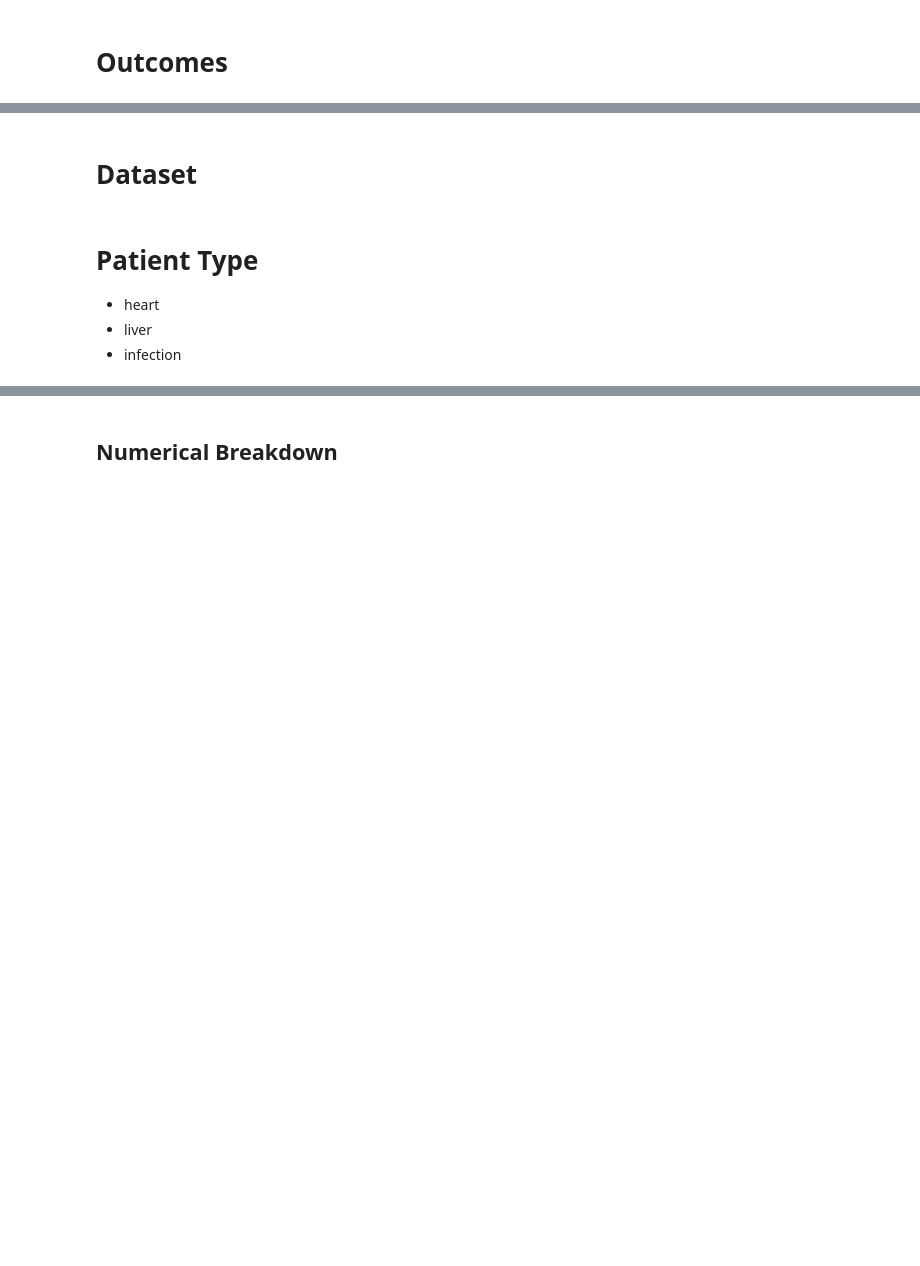
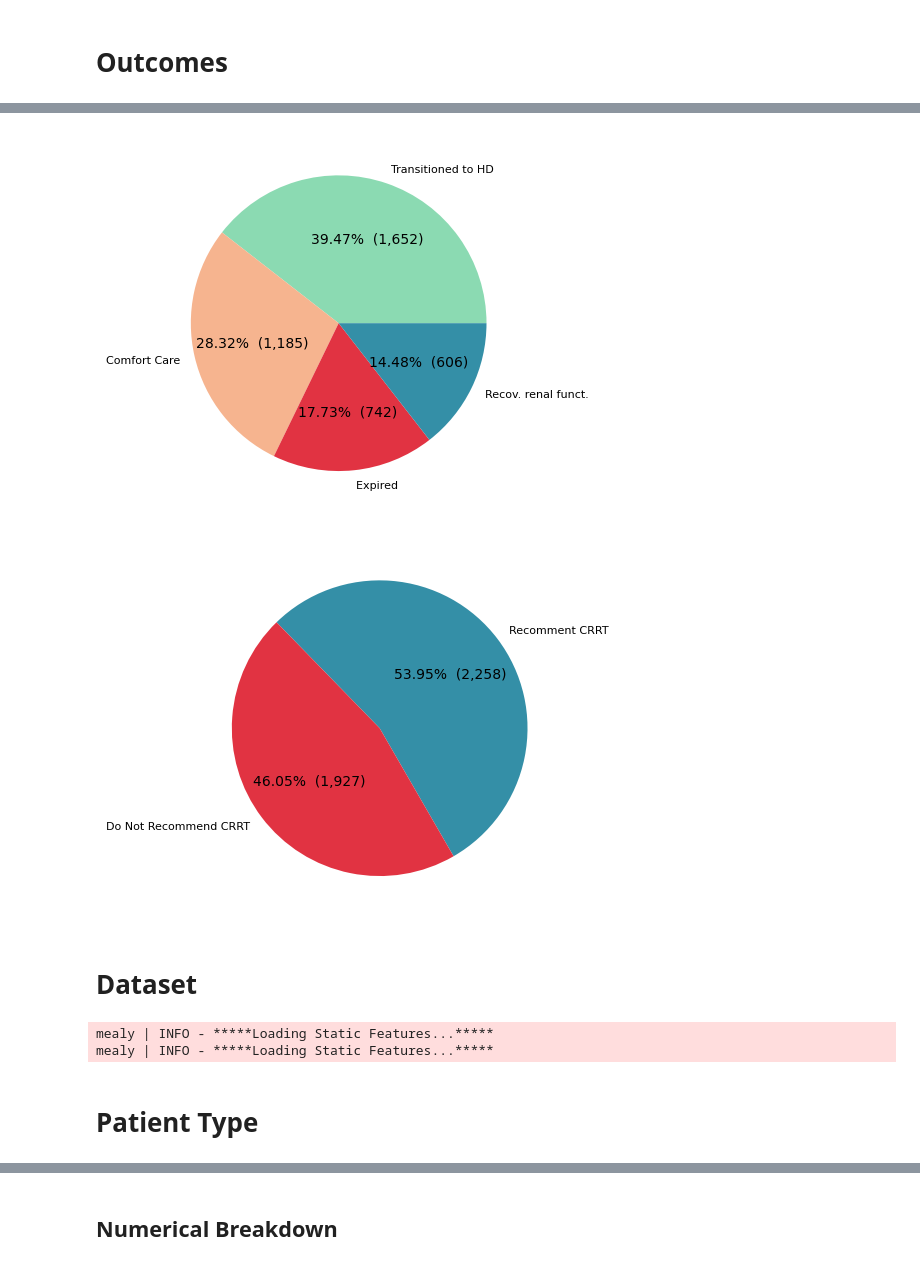
Before and after one commit to uclamii/CRRT, a Jupyter notebook: notebooks/descriptive_report.ipynb, the cells around one changed output, grey strips where cells are left out. Cells and saved outputs as stored; diff of their text form; code cells hidden in the pictures; blank space fills up the shorter version.

Commit message:
update descriptive report to work for both control and crrt

```diff
--- a/notebooks/descriptive_report.ipynb
+++ b/notebooks/descriptive_report.ipynb
@@ -21,35 +23,47 @@ binary_outcome = outcomes["recommend_crrt"]
 # %%
 import matplotlib.pyplot as plt
 import seaborn as sns
 counts = granular_outcome.value_counts()
 # https://matplotlib.org/stable/api/_as_gen/matplotlib.pyplot.pie.html
-plt.pie(counts, labels=counts.index, autopct="%1.1f%%",
+plt.pie(
+    counts,
+    # autopct="%1.1f%%",
+    labels=counts.index,
+    autopct=lambda p : '{:.2f}%  ({:,.0f})'.format(p,p * sum(counts)/100),
     # https://seaborn.pydata.org/tutorial/color_palettes.html
     colors=[
         sns.color_palette("mako")[-1],
         sns.color_palette("rocket")[-1],
         sns.color_palette("rocket")[-3],
         sns.color_palette("mako")[-3],
     ]
 )
 plt.show()
 
 counts = binary_outcome.value_counts()
-plt.pie(counts,  autopct="%1.1f%%",
+# plt.pie(counts,
+plt.pie(
+    counts,
+    # autopct="%1.1f%%",
+    autopct=lambda p : '{:.2f}%  ({:,.0f})'.format(p,p * sum(counts)/100),
     labels=["Recomment CRRT", "Do Not Recommend CRRT", ],
     colors=[
             sns.color_palette("mako")[-3],
             sns.color_palette("rocket")[-3],
     ],
     startangle=300
 )
 plt.show()
+# %% [output]
+[figure, added]
+[figure, added]
 # %% [markdown]
 # Dataset
 # %%
-preprocessed_df = load_data(args, "ucla_crrt")
+# preprocessed_df = load_data(args, "ucla_crrt")
+ucla_control_df = load_data(args, "ucla_control")
+# %% [output]
+mealy | INFO - *****Loading Static Features...*****
+mealy | INFO - *****Loading Static Features...*****
 # %% [markdown]
 # Patient Type
-- heart
-- liver
-- infection
```
Also changed, not shown: parts of 12 cells of this notebook.
